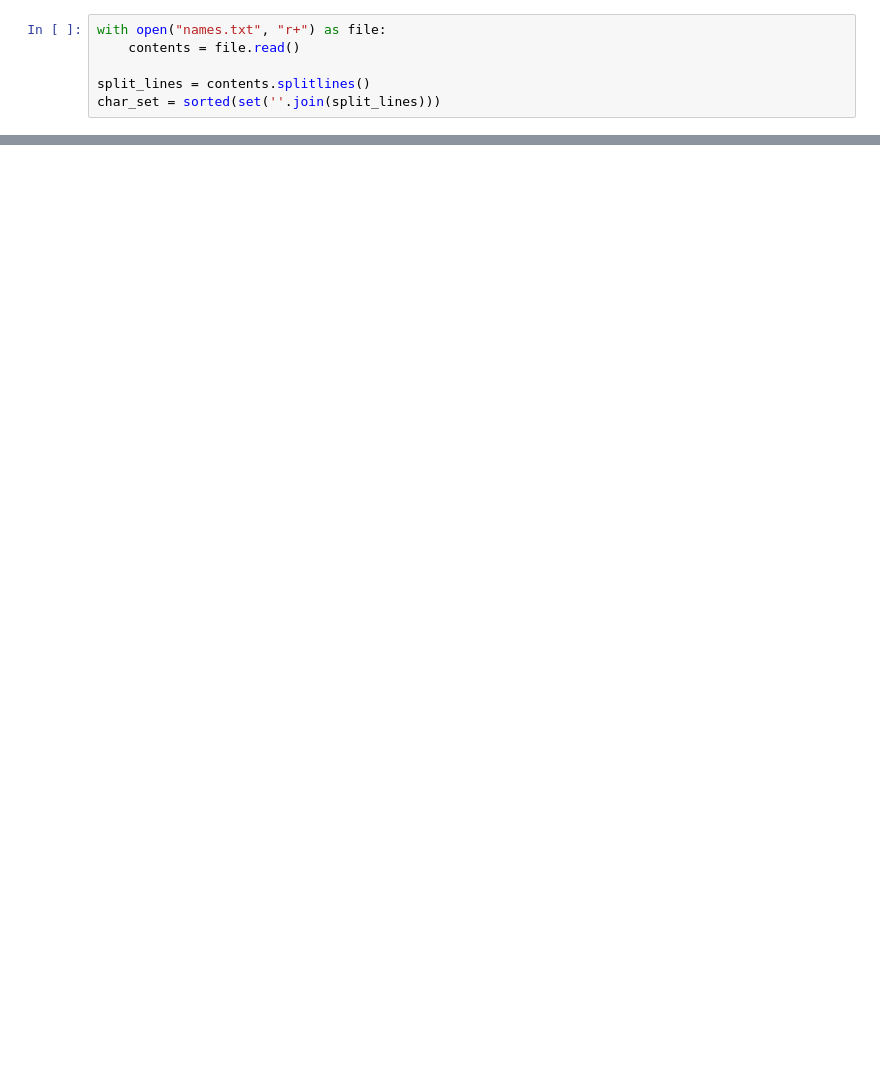
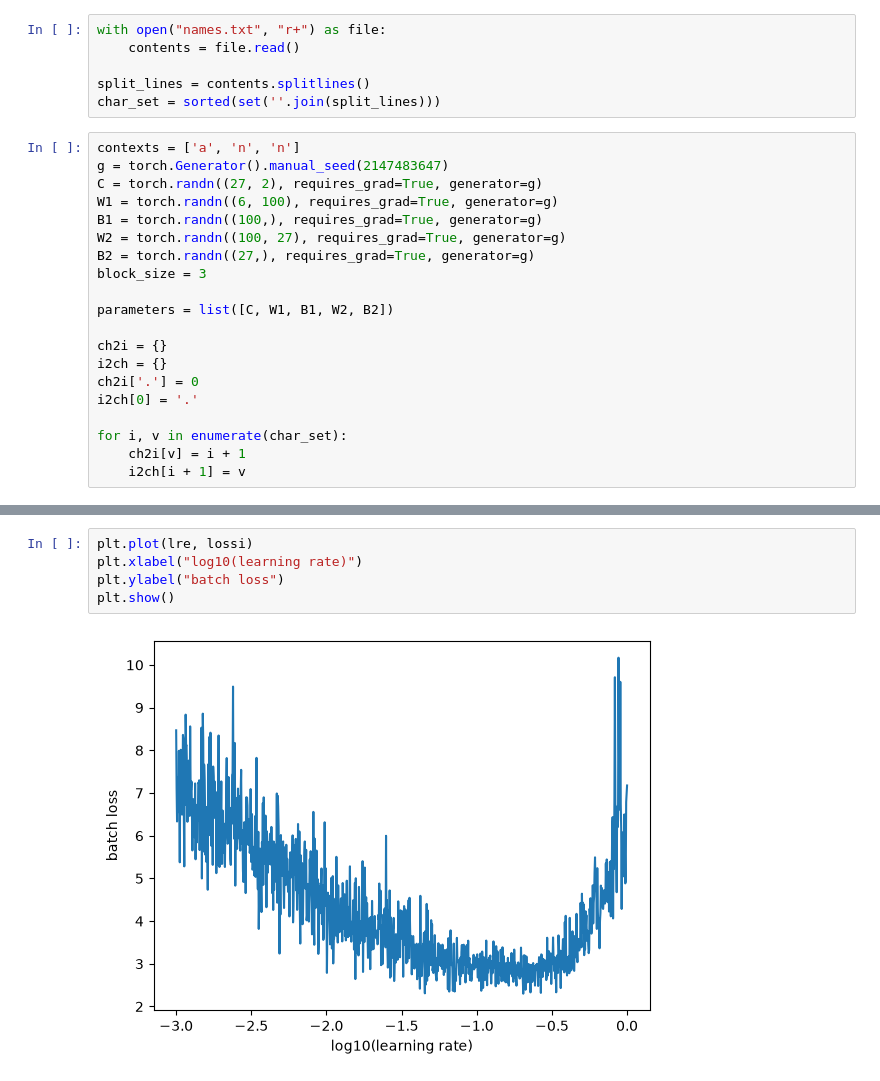
Before and after one commit to Dchih/makemore, a Jupyter notebook: MLP.ipynb, the cells around one changed output, grey strips where cells are left out. Drawn from its saved outputs; the diff is of its cells as text; blank space fills up the shorter version.

```diff
--- a/MLP.ipynb
+++ b/MLP.ipynb
@@ -7,4 +9,24 @@ with open("names.txt", "r+") as file:
 
 split_lines = contents.splitlines()
 char_set = sorted(set(''.join(split_lines)))
+# %%
+contexts = ['a', 'n', 'n']
+g = torch.Generator().manual_seed(2147483647)
+C = torch.randn((27, 2), requires_grad=True, generator=g)
+W1 = torch.randn((6, 100), requires_grad=True, generator=g)
+B1 = torch.randn((100,), requires_grad=True, generator=g)
+W2 = torch.randn((100, 27), requires_grad=True, generator=g)
+B2 = torch.randn((27,), requires_grad=True, generator=g)
+block_size = 3
+
+parameters = list([C, W1, B1, W2, B2])
+
+ch2i = {}
+i2ch = {}
+ch2i['.'] = 0
+i2ch[0] = '.'
+
+for i, v in enumerate(char_set):
+    ch2i[v] = i + 1
+    i2ch[i + 1] = v
 # %%
@@ -114,0 +113,7 @@ print(final_loss, loss2)
+# %%
+plt.plot(lre, lossi)
+plt.xlabel("log10(learning rate)")
+plt.ylabel("batch loss")
+plt.show()
+# %% [output]
+[figure, added]
```
Also changed, not shown: parts of 3 cells of this notebook.
